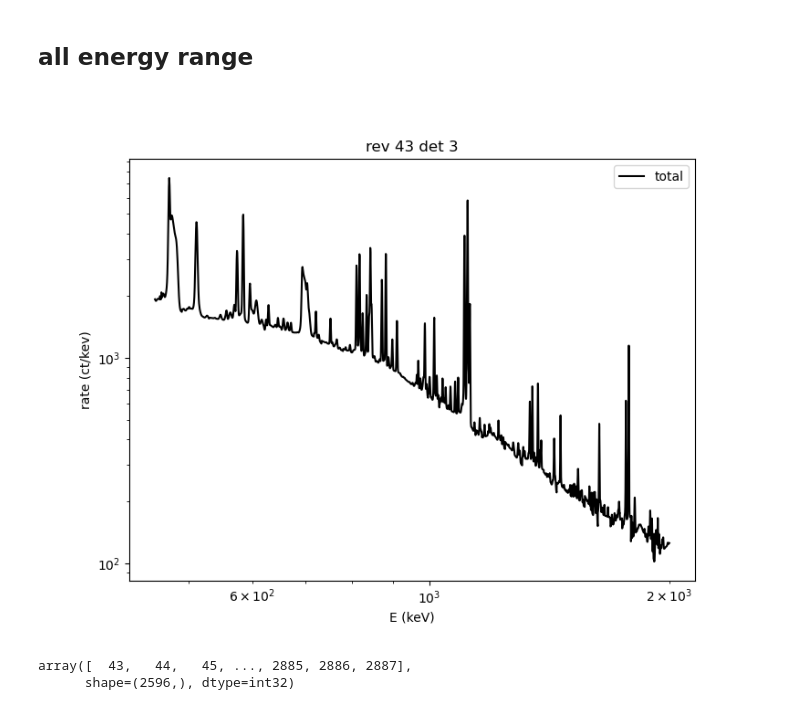
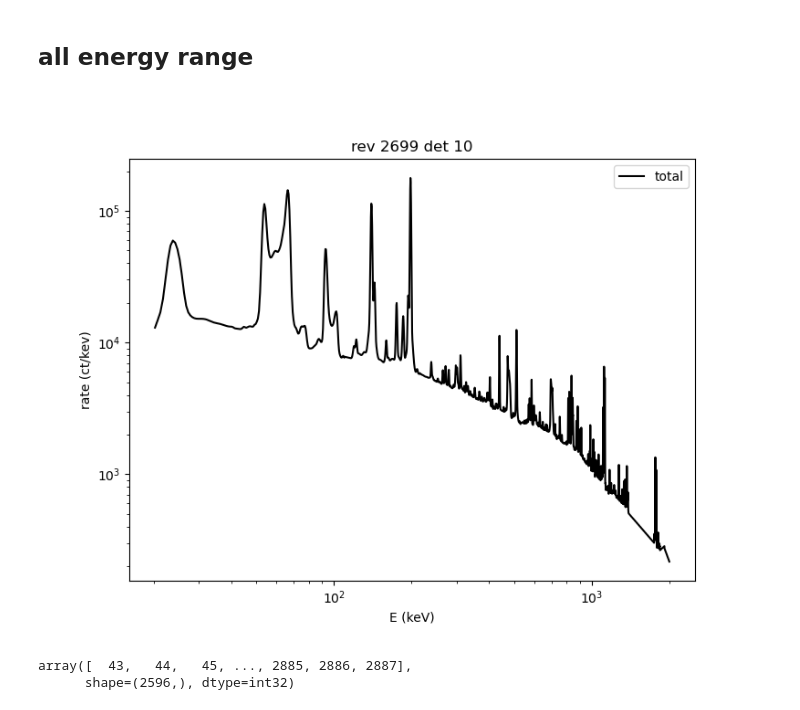
Before and after one commit to tristanbouchet/spibackground, a Jupyter notebook: test_background.ipynb, the cells around one changed output. Cells and saved outputs as stored; diff of their text form; code cells hidden in the pictures.

```diff
--- a/test_background.ipynb
+++ b/test_background.ipynb
@@ -71,13 +73,13 @@ BkgEband(SE, cls_plaw_function)
 ## all energy range
 # %%
 %matplotlib widget
-det=3
-pid=43
+det=10
+pid=2699
 ax=bkg_full.calc_spec_pid_det(pid=pid, det=det, plot=True)
 
 plt.show()
 # %% [output]
-[figure, old version]
+[figure, new version]
 # %%
 bkg_full.get_available_pid_list()
 # %% [output]
```
Also changed, not shown: parts of 1 cell of this notebook, 1 other file.
